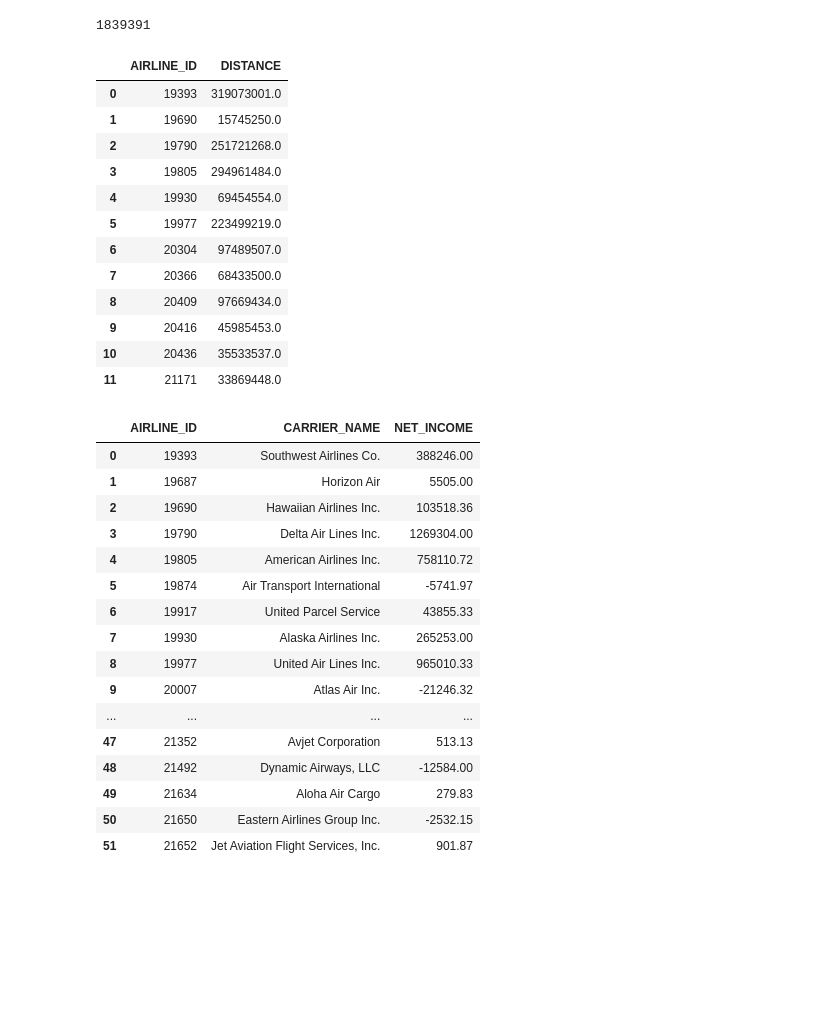
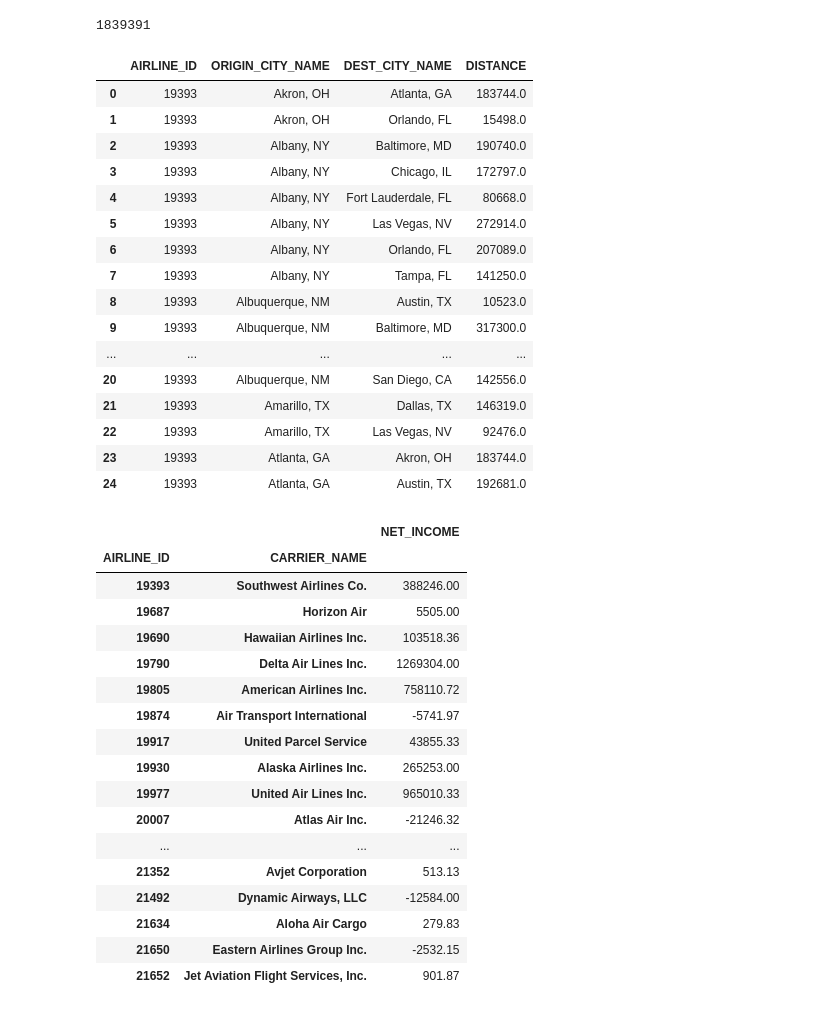
Before and after one commit to harishg90/Gunasekaran_Harish_spring2017, a Jupyter notebook: Final Exam/Analysis 2.ipynb, the cells around one changed output. Drawn from its saved outputs; the diff is of its cells as text; code cells hidden in the pictures; blank space fills up the shorter version.

```diff
--- a/Final Exam/Analysis 2.ipynb
+++ b/Final Exam/Analysis 2.ipynb
@@ -18,49 +18,54 @@ frame.AIRLINE_ID.count()
 1839391
 # %%
 #To get distance covered by each Airline
-df2=DataFrame(frame.groupby('AIRLINE_ID')['DISTANCE'].sum())
-df2.reset_index()
+df2 = DataFrame(frame.groupby(['AIRLINE_ID', 'ORIGIN_CITY_NAME', 'DEST_CITY_NAME'])['DISTANCE'].sum())
+df2.head(n=25).reset_index()
 # %% [output]
-|  | AIRLINE_ID | DISTANCE |
-| 0 | 19393 | 319073001.0 |
-| 1 | 19690 | 15745250.0 |
-| 2 | 19790 | 251721268.0 |
-| 3 | 19805 | 294961484.0 |
-| 4 | 19930 | 69454554.0 |
-| 5 | 19977 | 223499219.0 |
-| 6 | 20304 | 97489507.0 |
-| 7 | 20366 | 68433500.0 |
-| 8 | 20409 | 97669434.0 |
-| 9 | 20416 | 45985453.0 |
-| 10 | 20436 | 35533537.0 |
-| 11 | 21171 | 33869448.0 |
+|  | AIRLINE_ID | ORIGIN_CITY_NAME | DEST_CITY_NAME | DISTANCE |
+| 0 | 19393 | Akron, OH | Atlanta, GA | 183744.0 |
+| 1 | 19393 | Akron, OH | Orlando, FL | 15498.0 |
+| 2 | 19393 | Albany, NY | Baltimore, MD | 190740.0 |
+| 3 | 19393 | Albany, NY | Chicago, IL | 172797.0 |
+| 4 | 19393 | Albany, NY | Fort Lauderdale, FL | 80668.0 |
+| 5 | 19393 | Albany, NY | Las Vegas, NV | 272914.0 |
+| 6 | 19393 | Albany, NY | Orlando, FL | 207089.0 |
+| 7 | 19393 | Albany, NY | Tampa, FL | 141250.0 |
+| 8 | 19393 | Albuquerque, NM | Austin, TX | 10523.0 |
+| 9 | 19393 | Albuquerque, NM | Baltimore, MD | 317300.0 |
+| ... | ... | ... | ... | ... |
+| 20 | 19393 | Albuquerque, NM | San Diego, CA | 142556.0 |
+| 21 | 19393 | Amarillo, TX | Dallas, TX | 146319.0 |
+| 22 | 19393 | Amarillo, TX | Las Vegas, NV | 92476.0 |
+| 23 | 19393 | Atlanta, GA | Akron, OH | 183744.0 |
+| 24 | 19393 | Atlanta, GA | Austin, TX | 192681.0 |
 # %%
 financedata = pd.read_csv("Flight data/Financial data.csv",sep=',')
 df4 = DataFrame(financedata[financedata.apply(lambda x: x['QUARTER'] == 3, axis = 1)])
 df4 = DataFrame(df4.groupby(["AIRLINE_ID", "CARRIER_NAME"])["NET_INCOME"].sum())
 # df1=pd.merge(df1, df2, on="AIRLINE_ID", how='left')
 # df1=df1.groupby(["AIRLINE_ID","CARRIER_NAME"])["DISTANCE"].sum()
 # #df1=df.groupby(["AIRLINE_ID","ORIGIN_CITY_NAME","DEST_CITY_NAME"])["AIRLINE_ID"].count()
 # df1
-df4.reset_index()
+df4
 # %% [output]
-|  | AIRLINE_ID | CARRIER_NAME | NET_INCOME |
-| 0 | 19393 | Southwest Airlines Co. | 388246.00 |
-| 1 | 19687 | Horizon Air | 5505.00 |
-| 2 | 19690 | Hawaiian Airlines Inc. | 103518.36 |
-| 3 | 19790 | Delta Air Lines Inc. | 1269304.00 |
-| 4 | 19805 | American Airlines Inc. | 758110.72 |
-| 5 | 19874 | Air Transport International | -5741.97 |
-| 6 | 19917 | United Parcel Service | 43855.33 |
-| 7 | 19930 | Alaska Airlines Inc. | 265253.00 |
-| 8 | 19977 | United Air Lines Inc. | 965010.33 |
-| 9 | 20007 | Atlas Air Inc. | -21246.32 |
-| ... | ... | ... | ... |
-| 47 | 21352 | Avjet Corporation | 513.13 |
-| 48 | 21492 | Dynamic Airways, LLC | -12584.00 |
-| 49 | 21634 | Aloha Air Cargo | 279.83 |
-| 50 | 21650 | Eastern Airlines Group Inc. | -2532.15 |
-| 51 | 21652 | Jet Aviation Flight Services, Inc. | 901.87 |
+|  |  | NET_INCOME |
+| AIRLINE_ID | CARRIER_NAME |  |
+| 19393 | Southwest Airlines Co. | 388246.00 |
+| 19687 | Horizon Air | 5505.00 |
+| 19690 | Hawaiian Airlines Inc. | 103518.36 |
+| 19790 | Delta Air Lines Inc. | 1269304.00 |
+| 19805 | American Airlines Inc. | 758110.72 |
+| 19874 | Air Transport International | -5741.97 |
+| 19917 | United Parcel Service | 43855.33 |
+| 19930 | Alaska Airlines Inc. | 265253.00 |
+| 19977 | United Air Lines Inc. | 965010.33 |
+| 20007 | Atlas Air Inc. | -21246.32 |
+| ... | ... | ... |
+| 21352 | Avjet Corporation | 513.13 |
+| 21492 | Dynamic Airways, LLC | -12584.00 |
+| 21634 | Aloha Air Cargo | 279.83 |
+| 21650 | Eastern Airlines Group Inc. | -2532.15 |
+| 21652 | Jet Aviation Flight Services, Inc. | 901.87 |
 # %%
 df3 = df2.merge(df4, how = 'left', left_index = True, right_index=True)
 df3['INCOME_PER_MILE'] = df3['NET_INCOME']/df3['DISTANCE']
```
Also changed, not shown: parts of 1 cell of this notebook, 15 other files.
